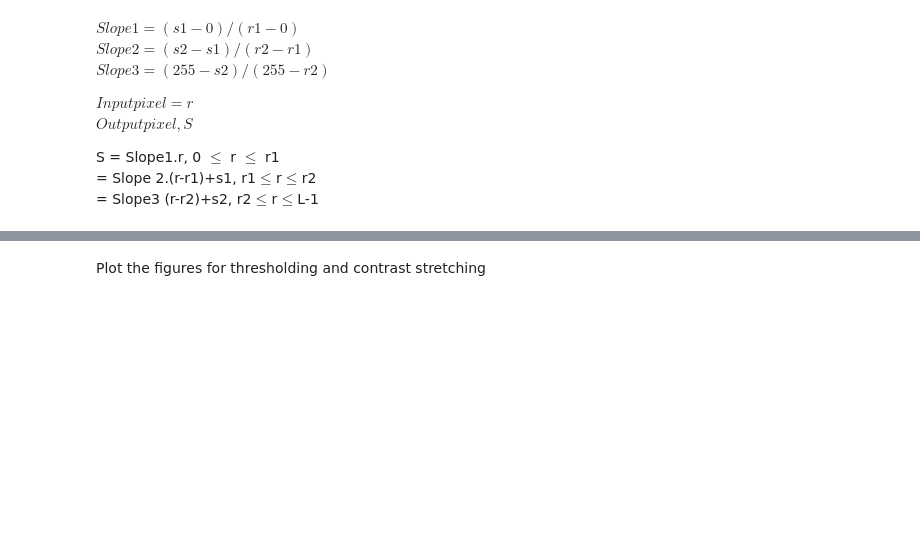
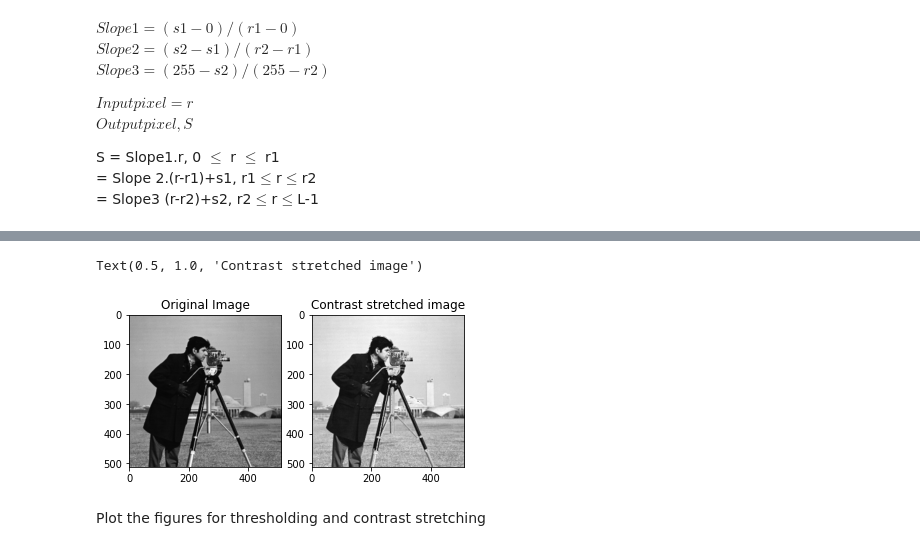
Before and after one commit to ChintzRuparel/Image-Processing, a Jupyter notebook: IP_Expt_3.ipynb, the cells around one changed output, grey strips where cells are left out. Saved outputs shown, nothing was run; the diff lists cells and outputs as text; code cells hidden in the pictures; blank space fills up the shorter version.

```diff
--- a/IP_Expt_3.ipynb
+++ b/IP_Expt_3.ipynb
@@ -130,2 +127,32 @@ S = Slope1.r,                 0 $\le$ r $\le$ r1<br>
+# %%
+from skimage import io
+import matplotlib.pyplot as plt
+img = io.imread('cameraman.tif')
+r,c = img.shape
+r1 = 50
+s1 = 100
+r2 = 200
+s2 = 120
+slope1 = s1/r1
+slope2 = (255-s1)/(r2-r1)
+slope3 = (255-s2)/(255-r2)
+I = img.copy()
+for i in range(r):
+  for j in range(c):
+    if img[i,j] <= r1:
+      img[i,j] = slope1 * img[i,j]
+    elif r1 < img[i,j] < r2:
+      img[i,j] = slope2 * (img[i,j] - r1) + s1
+    else:
+      img[i,j] = slope3 * (img[i,j] - r2) + s2
+plt.subplot(121)
+plt.imshow(I, cmap = 'gray')
+plt.title('Original Image')
+plt.subplot(122)
+plt.imshow(img, cmap = 'gray')
+plt.title('Contrast stretched image')
+# %% [output]
+Text(0.5, 1.0, 'Contrast stretched image')
+[figure, added]
 # %% [markdown]
 Plot the figures for thresholding and contrast stretching
```
Also changed, not shown: parts of 5 cells of this notebook.
